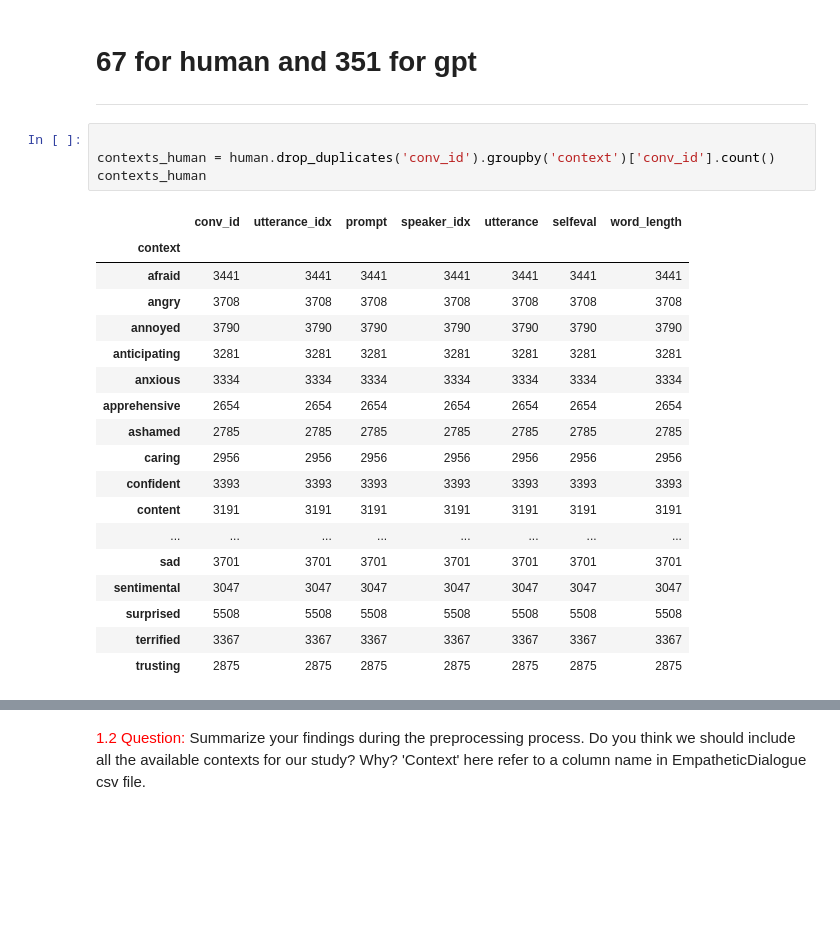
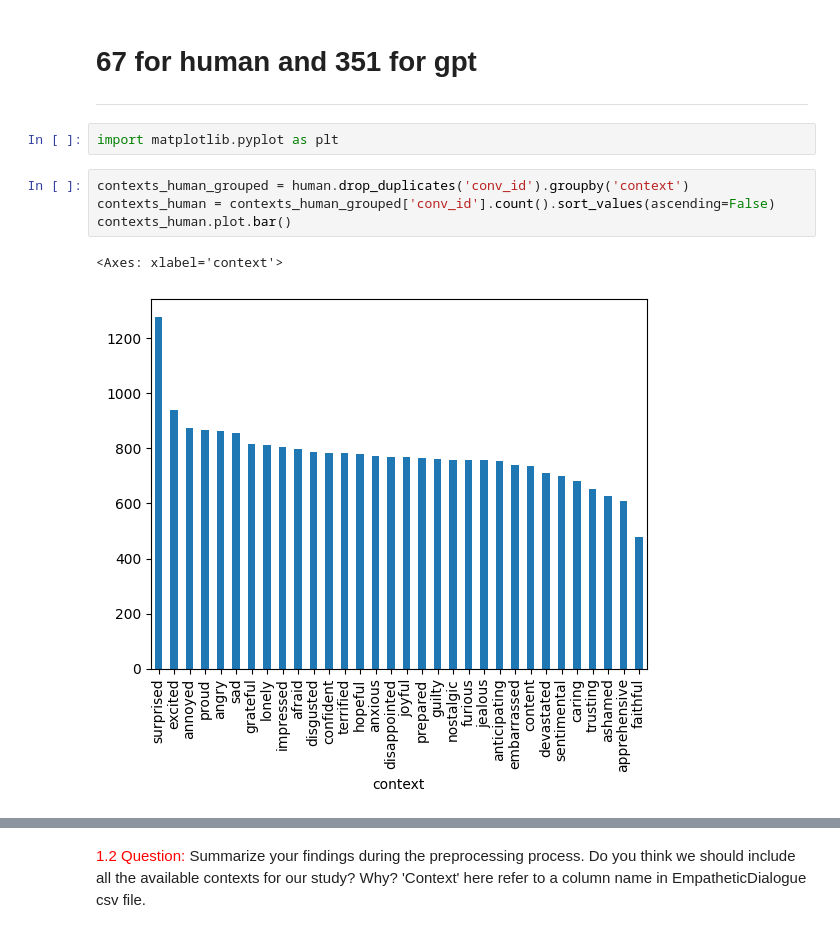
Before and after one commit to telecom-projet-nlp/human-gpt-linguistic-differences, a Jupyter notebook: notebook/Notebook Z.ipynb, the cells around one changed output, grey strips where cells are left out. Saved outputs shown, nothing was run; the diff lists cells and outputs as text; blank space fills up the shorter version.

```diff
--- a/notebook/Notebook Z.ipynb
+++ b/notebook/Notebook Z.ipynb
@@ -130,26 +130,12 @@ words_per_conv_human, words_per_conv_gpt
 # 67 for human and 351 for gpt
 
 ---
+# %%
+import matplotlib.pyplot as plt
 # %%
-
-contexts_human = human.drop_duplicates('conv_id').groupby('context')['conv_id'].count()
-contexts_human
+contexts_human_grouped = human.drop_duplicates('conv_id').groupby('context')
+contexts_human = contexts_human_grouped['conv_id'].count().sort_values(ascending=False)
+contexts_human.plot.bar()
 # %% [output]
-|  | conv_id | utterance_idx | prompt | speaker_idx | utterance | selfeval | word_length |
-| context |  |  |  |  |  |  |  |
-| afraid | 3441 | 3441 | 3441 | 3441 | 3441 | 3441 | 3441 |
-| angry | 3708 | 3708 | 3708 | 3708 | 3708 | 3708 | 3708 |
-| annoyed | 3790 | 3790 | 3790 | 3790 | 3790 | 3790 | 3790 |
-| anticipating | 3281 | 3281 | 3281 | 3281 | 3281 | 3281 | 3281 |
-| anxious | 3334 | 3334 | 3334 | 3334 | 3334 | 3334 | 3334 |
-| apprehensive | 2654 | 2654 | 2654 | 2654 | 2654 | 2654 | 2654 |
-| ashamed | 2785 | 2785 | 2785 | 2785 | 2785 | 2785 | 2785 |
-| caring | 2956 | 2956 | 2956 | 2956 | 2956 | 2956 | 2956 |
-| confident | 3393 | 3393 | 3393 | 3393 | 3393 | 3393 | 3393 |
-| content | 3191 | 3191 | 3191 | 3191 | 3191 | 3191 | 3191 |
-| ... | ... | ... | ... | ... | ... | ... | ... |
-| sad | 3701 | 3701 | 3701 | 3701 | 3701 | 3701 | 3701 |
-| sentimental | 3047 | 3047 | 3047 | 3047 | 3047 | 3047 | 3047 |
-| surprised | 5508 | 5508 | 5508 | 5508 | 5508 | 5508 | 5508 |
-| terrified | 3367 | 3367 | 3367 | 3367 | 3367 | 3367 | 3367 |
-| trusting | 2875 | 2875 | 2875 | 2875 | 2875 | 2875 | 2875 |
+<Axes: xlabel='context'>
+[figure, added]
```
Also changed, not shown: parts of 2 cells of this notebook.
